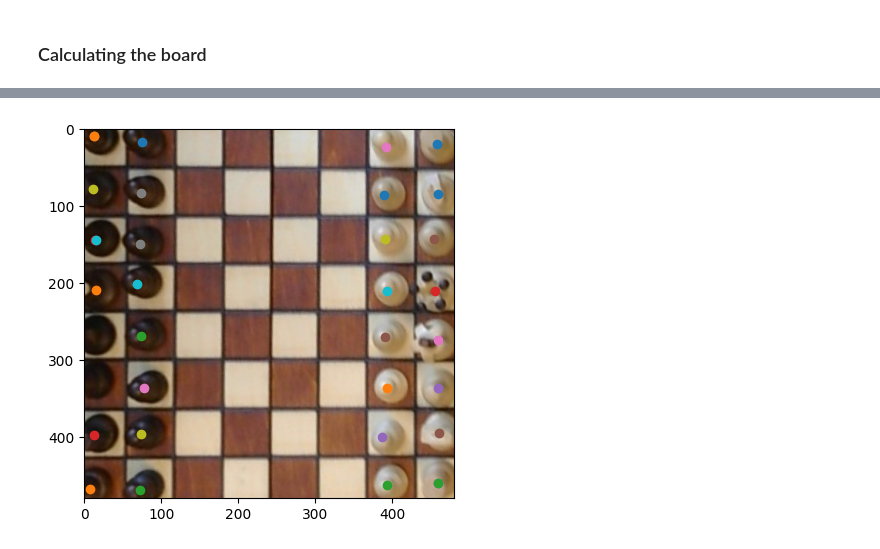
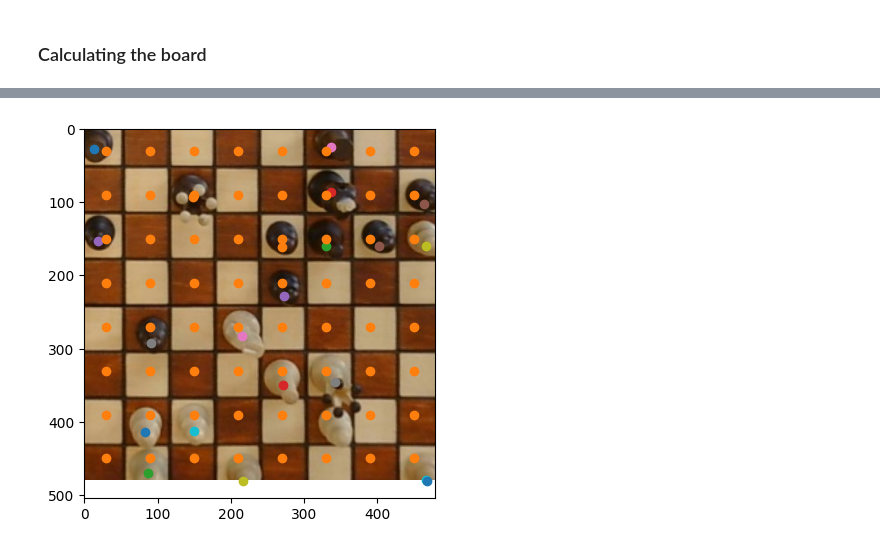
Before and after one commit to petteri9292/Chess, a Jupyter notebook: code/Board_position.ipynb, the cells around one changed output, grey strips where cells are left out. Cells and saved outputs as stored; diff of their text form; code cells hidden in the pictures.

Commit message:
Now the code creates a python chess board of approximately the position, need to improve the model detecting pieces

```diff
--- a/code/Board_position.ipynb
+++ b/code/Board_position.ipynb
@@ -138,7 +138,8 @@ def find_correct_rotation(homography, result, idx_board,idx_white):
     while True:
         white_midpoint = cv2.perspectiveTransform(np.array([[[mid_point_x_white,mid_point_y_white]]]), homography)
         board_midpoint = cv2.perspectiveTransform(np.array([[[mid_point_x_board,mid_point_y_board]]]), homography)
-        if np.squeeze(white_midpoint)[1]-np.squeeze(board_midpoint)[0] > 30: #Check that whitepoint y-point is sufficiently below board y-point
+        if np.squeeze(white_midpoint)[1]-np.squeeze(board_midpoint)[1] > 50: #Check that whitepoint y-point is sufficiently below board y-point
+
             return rotation
         else:
             homography = R90 @ homography
@@ -217,35 +218,6 @@ def calculate_homography(result):
     rotation = find_correct_rotation(H,result,idx_board,idx_white) #Find the correct rotation, s.t. white is at the bottom
 
 
-
-    full_warp = cv2.warpPerspective(
-        img,
-        T_from_origin @ rotation  @ T_origin @ T @ H,
-        (w+padding,h+padding)
-    )
-
-
-
-    H_debug, _ = cv2.findHomography(corners,bev_pts)
-    debug_warp = cv2.warpPerspective(
-        img,
-        H_debug,
-        (w+padding,h+padding)
-    )
-
-
-
-    # plt.imshow(img) #These plots are for debugging
-    # plt.show()
-
-    # plt.imshow(debug_warp)
-    # plt.scatter(w/2,h/2)
-    # plt.show()
-
-    # plt.imshow(full_warp)
-    # plt.scatter(w/2,h/2)
-    # plt.show()
-
     return   T_from_origin @ rotation  @ T_origin @ T @ H
 
 
@@ -289,22 +261,32 @@ plt.show()
 # %%
 H = calculate_homography(result)
-lower_y_coord = 20
+lower_y_coord = 20 #How many pixels from the bottom middle of the bounding box, we move
 
 
 
 image = cv2.imread(test_image_path)
 image = cv2.cvtColor(image, cv2.COLOR_BGR2RGB)
 image = cv2.warpPerspective(image,H,(480,480))
 plt.imshow(image)
 
 
+w,h = image.shape[0:2]
+
+x = (np.linspace(0,w,9)+(w/16))[:-1]
+y = (np.linspace(0,h,9)+(h/16))[:-1]
+
+X, Y = np.meshgrid(x,y) #Define the middle points of the square
+
+
 
 
 for box in result_pieces[0].boxes.xywh:
     x,y,_,h = box.cpu()
     piece_pos = cv2.perspectiveTransform(np.array([[[x,y+h/2-lower_y_coord]]]), H).squeeze()
     plt.scatter(piece_pos[0],piece_pos[1])
 
+
+plt.scatter(X,Y)
 plt.show()
 # %% [output]
-[figure, old version]
+[figure, new version]
```
Also changed, not shown: parts of 15 cells of this notebook.
